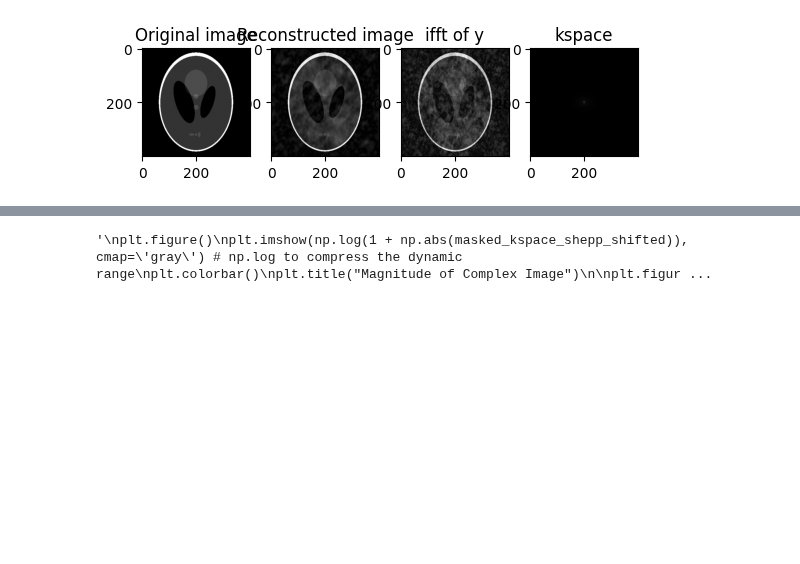
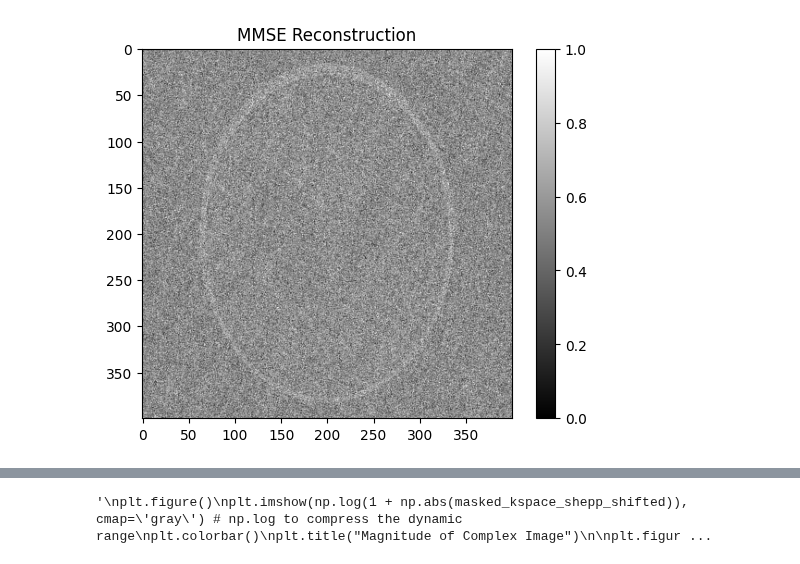
Before and after one commit to jkostaa/bachelor-thesis, a Jupyter notebook: notebooks/sandbox.ipynb, the cells around one changed output, grey strips where cells are left out. Drawn from its saved outputs; the diff is of its cells as text; code cells hidden in the pictures; blank space fills up the shorter version.

Commit message:
added MMSE

```diff
--- a/notebooks/sandbox.ipynb
+++ b/notebooks/sandbox.ipynb
@@ -3,7 +3,7 @@ import sys
 import os
 
 # Add the parent directory of MAP to sys.path
-project_root = os.path.abspath(os.path.join(os.getcwd(), ".."))
+project_root = os.path.abspath(os.path.join(os.getcwd(), r"C:\Users\kostanjsek\bachelor_project"))
 if project_root not in sys.path:
     sys.path.insert(0, project_root)
 
@@ -21,7 +21,7 @@ from MAP.masks import (
     VariableDensityMask,
 )
 from MAP.map_tv_minimize import MAPEstimator
-
+from MMSE.mmse_ula import MMSEEstimatorULA
 
 # load iamge
 shepp_logan = ski.data.shepp_logan_phantom()
@@ -43,18 +43,17 @@ y = centered_bernoulli_mask * np.fft.fft2(shepp_logan)
 # x_init = np.fft.ifft2(bernoulli_mask * np.fft.fft2(shepp_logan)).real
 #x_init = np.zeros_like(np.fft.ifft2(y).real)
 
-# init the MAP
+# init the MAP and MMSE
 map_estimator = MAPEstimator(centered_bernoulli_mask, 0.95, 0.01, 1e-2, 0.1, 100)
+mmse_estimator = MMSEEstimatorULA(centered_bernoulli_mask, 0.95, 0.01, 1e-2, 0.1, 100, 1e-1, 50, 3, 150)
 
-img_reconstruct = map_estimator.subgradient_descent(y)
+#img_reconstruct = map_estimator.subgradient_descent(y)
+samples, energies = mmse_estimator.ula_mmse(y)
 
-samples = map_estimator.langevin_sampling(y, 150, 20, 3)
-posterior_mean = np.mean(
-    samples, axis=0
-)  # Compute a point estimate (e.g., posterior mean)
-posterior_std = np.std(
-    samples, axis=0
-)  # Estimate uncertainty (e.g., pixel-wise variance)
+mmse_image = np.mean(samples, axis=0)
+
+print(np.max(samples))
+print(np.min(samples))
 
 """
 kspace_shepp = np.fft.fft2(shepp_logan)
@@ -77,48 +76,58 @@ masked_reconstructed_phase = np.real(np.fft.ifft2(np.exp(1j * np.angle(kspace_sh
 # print("grad_y - min:", np.min(grad_y), "max:", np.max(grad_y))
 # print("max value in x before fft2:", np.max(np.abs(shepp_logan)))
 
-plt.subplot(1, 4, 1)
-plt.title("Original image")
-plt.imshow(shepp_logan, cmap="gray")
-plt.subplot(1, 4, 2)
-plt.title("Reconstructed image")
-plt.imshow(np.abs(img_reconstruct), cmap="gray")
-plt.subplot(1, 4, 3)
-plt.title("ifft of y")
-plt.imshow(np.abs(np.fft.ifft2(y)), cmap="gray")
-plt.subplot(1, 4, 4)
-plt.title("kspace")
-plt.imshow(np.abs(np.fft.fftshift(np.fft.fft2(shepp_logan))), cmap='gray')
-plt.show()
+# plt.subplot(1, 4, 1)
+# plt.title("Original image")
+# plt.imshow(shepp_logan, cmap="gray")
+# plt.subplot(1, 4, 2)
+# plt.title("Reconstructed image")
+# plt.imshow(np.abs(img_reconstruct), cmap="gray")
+# plt.subplot(1, 4, 3)
+# plt.title("ifft of y")
+# plt.imshow(np.abs(np.fft.ifft2(y)), cmap="gray")
+# plt.subplot(1, 4, 4)
+# plt.title("kspace")
+# plt.imshow(np.abs(np.fft.fftshift(np.fft.fft2(shepp_logan))), cmap='gray')
+# plt.show()
 
 # plt.imshow(img_reconstruct - np.abs(np.fft.ifft2(y)))
 # plt.imshow(img_reconstruct - x_init)
 # plt.title("Difference image")
 # plt.colorbar()
 
-# # langevin
-# plt.imshow(posterior_mean, cmap="gray")
-# plt.title("Posterior Mean Reconstruction")
-# plt.colorbar()
-# plt.show()
-
-# loss
-plt.plot(map_estimator.loss_history)
-plt.title("Loss over iterations")
-plt.xlabel("Iteration")
-plt.ylabel("Loss")
-plt.grid(True)
-plt.yscale('log')
+# ula mmse
+mmse_image = (mmse_image - mmse_image.min()) / (mmse_image.max() - mmse_image.min())
+plt.imshow(mmse_image, cmap="gray")
+plt.title("MMSE Reconstruction")
+plt.colorbar()
 plt.show()
 
-# gradient
-plt.plot(map_estimator.grad_norm_history)
-plt.title("Gradient norm over iterations")
+# ula loss
+plt.plot(energies)
+plt.title("Energy over iterations")
 plt.xlabel("Iteration")
-plt.ylabel("Gradient norm")
+plt.ylabel("Energy")
 plt.grid(True)
 #plt.yscale('log')
 plt.show()
+
+# # loss
+# plt.plot(map_estimator.loss_history)
+# plt.title("Loss over iterations")
+# plt.xlabel("Iteration")
+# plt.ylabel("Loss")
+# plt.grid(True)
+# plt.yscale('log')
+# plt.show()
+
+# # gradient
+# plt.plot(map_estimator.grad_norm_history)
+# plt.title("Gradient norm over iterations")
+# plt.xlabel("Iteration")
+# plt.ylabel("Gradient norm")
+# plt.grid(True)
+# #plt.yscale('log')
+# plt.show()
 
 
 # plt.imshow(posterior_std, cmap='hot')
@@ -166 +157 @@ Iter 90: Gradient = 1.85763611
-[figure, old version]
+[figure, new version]
```
Also changed, not shown: parts of 1 cell of this notebook, 5 other files.
